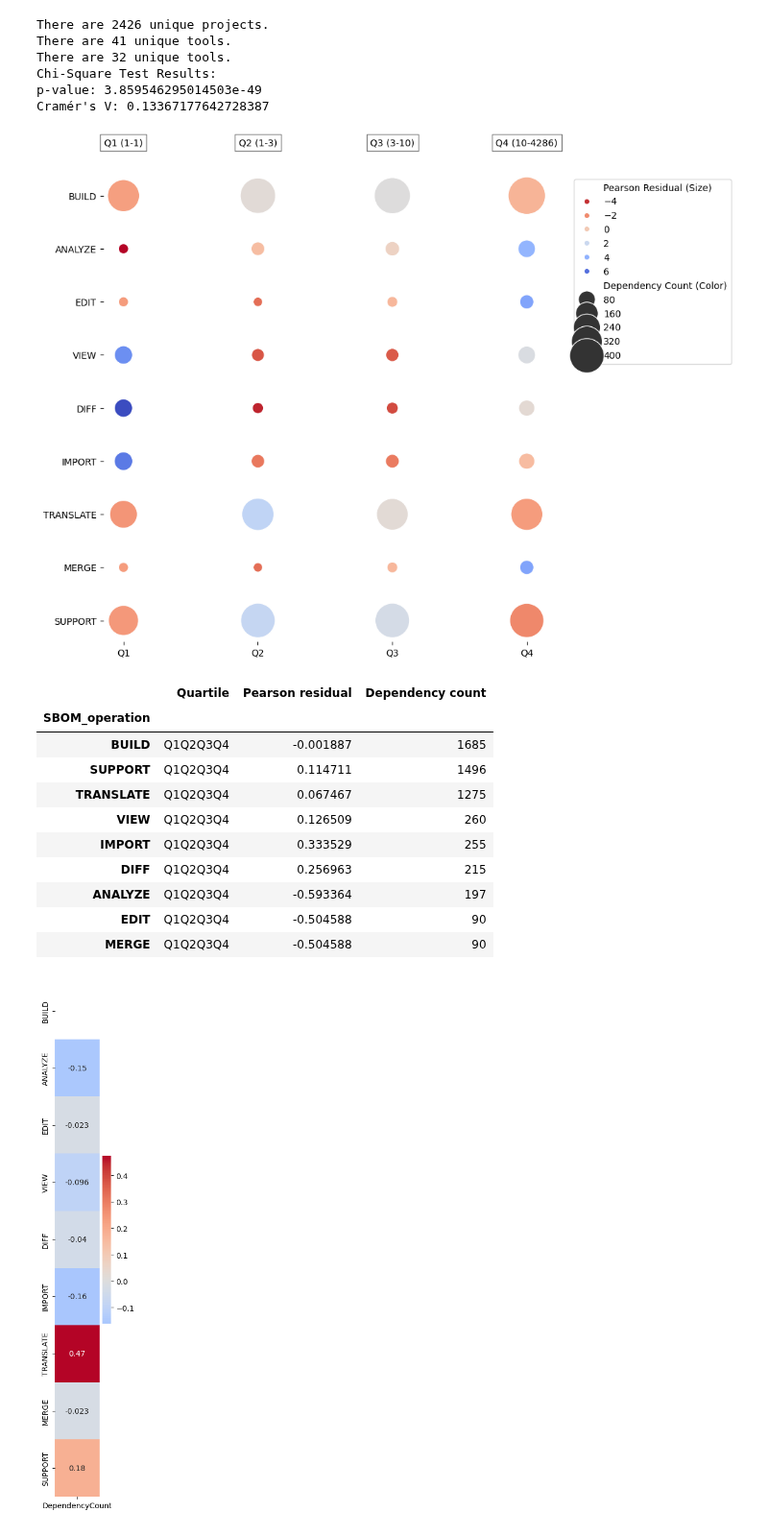
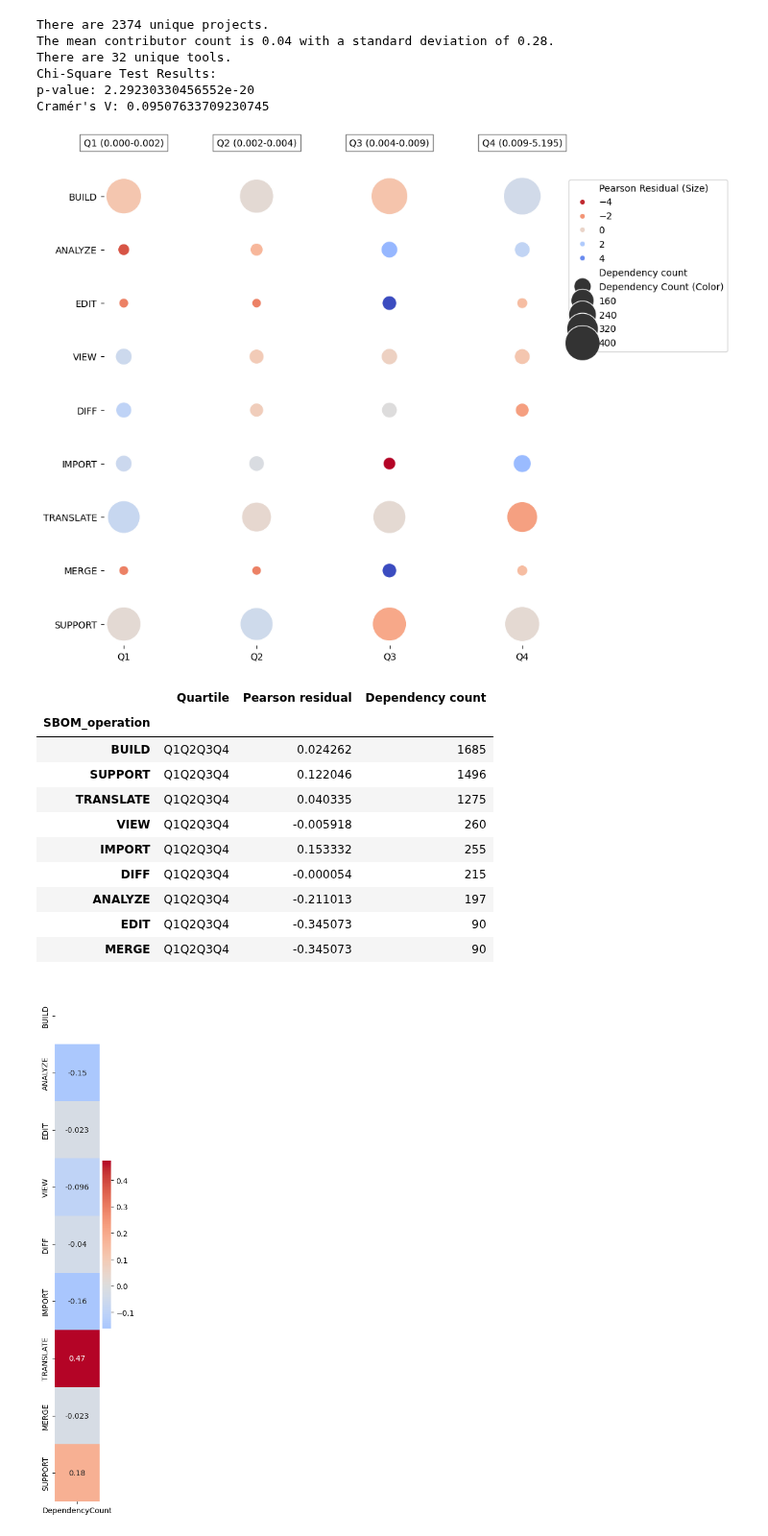
Before and after one commit to SAILResearch/wip-24-ali-sbom-emse, a Jupyter notebook: RQ4-project/analysis.ipynb, the cells around one changed output. Shown at 96% size. Saved outputs shown, nothing was run; the diff lists cells and outputs as text; code cells hidden in the pictures.

```diff
--- a/RQ4-project/analysis.ipynb
+++ b/RQ4-project/analysis.ipynb
@@ -74,11 +74,14 @@ pd.set_option('display.max_columns', None)
 
 df_project = pd.read_csv('all_projects.csv')
 df_project.drop_duplicates(subset=['repo_link'], inplace=True)
+df_project = df_project[df_project['commit_count'].notna()]
+df_project['duration'] = (pd.to_datetime('2024-06-01T00:00:00Z') - pd.to_datetime(df_project['created_at'])).dt.days
+df_project['commit_count'] = df_project['commit_count']/df_project['duration']
 print(f'There are {df_project.shape[0]} unique projects.')
-df_project = df_project[df_project['commit_count'].notna()]
-unique_tool_count = df_project['tool_link'].nunique()
-print(f'There are {unique_tool_count} unique tools.')
+# unique_tool_count = df_project['tool_link'].nunique()
+# print(f'There are {unique_tool_count} unique tools.')
 df_project = df_project[['tool_link', 'commit_count']]
+print(f"The mean commit count is {df_project['commit_count'].mean():.2f} with a standard deviation of {df_project['commit_count'].std():.2f}.")
 
 # Read and preprocess the tool data
 with pd.ExcelFile('../RQ1-usecases/sbom_tools.xlsx') as excel_file:
@@ -101,7 +104,7 @@ df_project['CommitCountQuartile'] = pd.qcut(df_project['commit_count'], 4, label
 
 # Determine the range for each quartile
 quartile_ranges = df_project.groupby('CommitCountQuartile')['commit_count'].agg([min, max])
-quartile_ranges_labels = [f'Q{i+1} ({row["min"]:.0f}-{row["max"]:.0f})' for i, row in quartile_ranges.iterrows()]
+quartile_ranges_labels = [f'Q{i+1} ({row["min"]:.3f}-{row["max"]:.3f})' for i, row in quartile_ranges.iterrows()]
 
 # Initialize a DataFrame to store the counts of SBOM operations
 count_data = pd.DataFrame(index=SBOM_operations, columns=[f'Q{i+1}' for i in range(4)]).fillna(0)
@@ -207,12 +210,15 @@ pd.set_option('display.max_columns', None)
 
 df_project = pd.read_csv('all_projects.csv')
 df_project.drop_duplicates(subset=['repo_link'], inplace=True)
+df_project = df_project[df_project['contributor_count'].notna()]
+df_project['duration'] = (pd.to_datetime('2024-06-01T00:00:00Z') - pd.to_datetime(df_project['created_at'])).dt.days
+df_project['contributor_count'] = df_project['contributor_count']/df_project['duration']
 print(f'There are {df_project.shape[0]} unique projects.')
-df_project = df_project[df_project['contributor_count'].notna()]
 # df_project['contributor_count'] = df_project['contributor_count'].astype(int)
-unique_tool_count = df_project['tool_link'].nunique()
-print(f'There are {unique_tool_count} unique tools.')
+# unique_tool_count = df_project['tool_link'].nunique()
+# print(f'There are {unique_tool_count} unique tools.')
 df_project = df_project[['tool_link', 'contributor_count']]
+print(f"The mean contributor count is {df_project['contributor_count'].mean():.2f} with a standard deviation of {df_project['contributor_count'].std():.2f}.")
 
 # Read and preprocess the tool data
 with pd.ExcelFile('../RQ1-usecases/sbom_tools.xlsx') as excel_file:
@@ -230,14 +236,11 @@ print(f'There are {unique_tool_count} unique tools.')
 SBOM_operations = ['BUILD', 'ANALYZE', 'EDIT', 'VIEW', 'DIFF', 'IMPORT', 'TRANSLATE', 'MERGE', 'SUPPORT']
 quantitative_metrics = ['contributor_count']
 
-# Calculate quartiles for 'ContributorCommitRatio'
-# df_project['CommitCountQuartile'] = pd.qcut(df_project['contributor_count'], 4, labels=False, duplicates='drop')
-
 df_project['CommitCountQuartile'] = pd.qcut(df_project['contributor_count'].rank(method='first'), 4, labels=False)
 
 # Determine the range for each quartile
 quartile_ranges = df_project.groupby('CommitCountQuartile')['contributor_count'].agg([min, max])
-quartile_ranges_labels = [f'Q{i+1} ({row["min"]:.0f}-{row["max"]:.0f})' for i, row in quartile_ranges.iterrows()]
+quartile_ranges_labels = [f'Q{i+1} ({row["min"]:.3f}-{row["max"]:.3f})' for i, row in quartile_ranges.iterrows()]
 
 # Initialize a DataFrame to store the counts of SBOM operations
 count_data = pd.DataFrame(index=SBOM_operations, columns=[f'Q{i+1}' for i in range(4)]).fillna(0)
@@ -287,49 +290,49 @@ scatter = sns.scatterplot(
     legend='brief'
 )
 
 # Add titles and labels
 plt.xlabel('')
 plt.ylabel('')
 
 # Annotate the quartiles with their range
 for i, label in enumerate(quartile_ranges_labels):
     plt.text(i, -1, label, ha='center', va='center', fontsize=10, bbox=dict(facecolor='white', alpha=0.5))
 
 # Adjust the aspect ratio to make columns narrower
 sns.despine(left=True, bottom=True)
 plt.tight_layout()
 
 # Modify legend text and place it outside the plot
 handles, labels = scatter.get_legend_handles_labels()
 labels[0] = 'Pearson Residual (Size)'
 labels[7] = 'Dependency Count (Color)'
 plt.legend(handles=handles, labels=labels, bbox_to_anchor=(1.05, 1), loc='upper left')
 
 # plt.savefig("scatter_heatmap_SBOM_operations_quartiles.pdf", format='pdf', bbox_inches='tight')
 plt.show()
 
 scatter_data.to_csv('contributor_count_quartile.csv', index=False)
 grouped_data = scatter_data.groupby('SBOM_operation').sum().sort_values('Dependency count', ascending=False)
 grouped_data
 # %% [output]
-There are 2426 unique projects.
-There are 41 unique tools.
+There are 2374 unique projects.
+The mean contributor count is 0.04 with a standard deviation of 0.28.
 There are 32 unique tools.
 Chi-Square Test Results:
-p-value: 3.859546295014503e-49
-Cramér's V: 0.13367177642728387
+p-value: 2.29230330456552e-20
+Cramér's V: 0.09507633709230745
-[figure, old version]
+[figure, new version]
 |  | Quartile | Pearson residual | Dependency count |
 | SBOM_operation |  |  |  |
-| BUILD | Q1Q2Q3Q4 | -0.001887 | 1685 |
-| SUPPORT | Q1Q2Q3Q4 | 0.114711 | 1496 |
-| TRANSLATE | Q1Q2Q3Q4 | 0.067467 | 1275 |
-| VIEW | Q1Q2Q3Q4 | 0.126509 | 260 |
-| IMPORT | Q1Q2Q3Q4 | 0.333529 | 255 |
-| DIFF | Q1Q2Q3Q4 | 0.256963 | 215 |
-| ANALYZE | Q1Q2Q3Q4 | -0.593364 | 197 |
-| EDIT | Q1Q2Q3Q4 | -0.504588 | 90 |
-| MERGE | Q1Q2Q3Q4 | -0.504588 | 90 |
+| BUILD | Q1Q2Q3Q4 | 0.024262 | 1685 |
+| SUPPORT | Q1Q2Q3Q4 | 0.122046 | 1496 |
+| TRANSLATE | Q1Q2Q3Q4 | 0.040335 | 1275 |
+| VIEW | Q1Q2Q3Q4 | -0.005918 | 260 |
+| IMPORT | Q1Q2Q3Q4 | 0.153332 | 255 |
+| DIFF | Q1Q2Q3Q4 | -0.000054 | 215 |
+| ANALYZE | Q1Q2Q3Q4 | -0.211013 | 197 |
+| EDIT | Q1Q2Q3Q4 | -0.345073 | 90 |
+| MERGE | Q1Q2Q3Q4 | -0.345073 | 90 |
 # %%
 import pandas as pd
 
```
Also changed, not shown: parts of 1 cell of this notebook, 2 other files.
